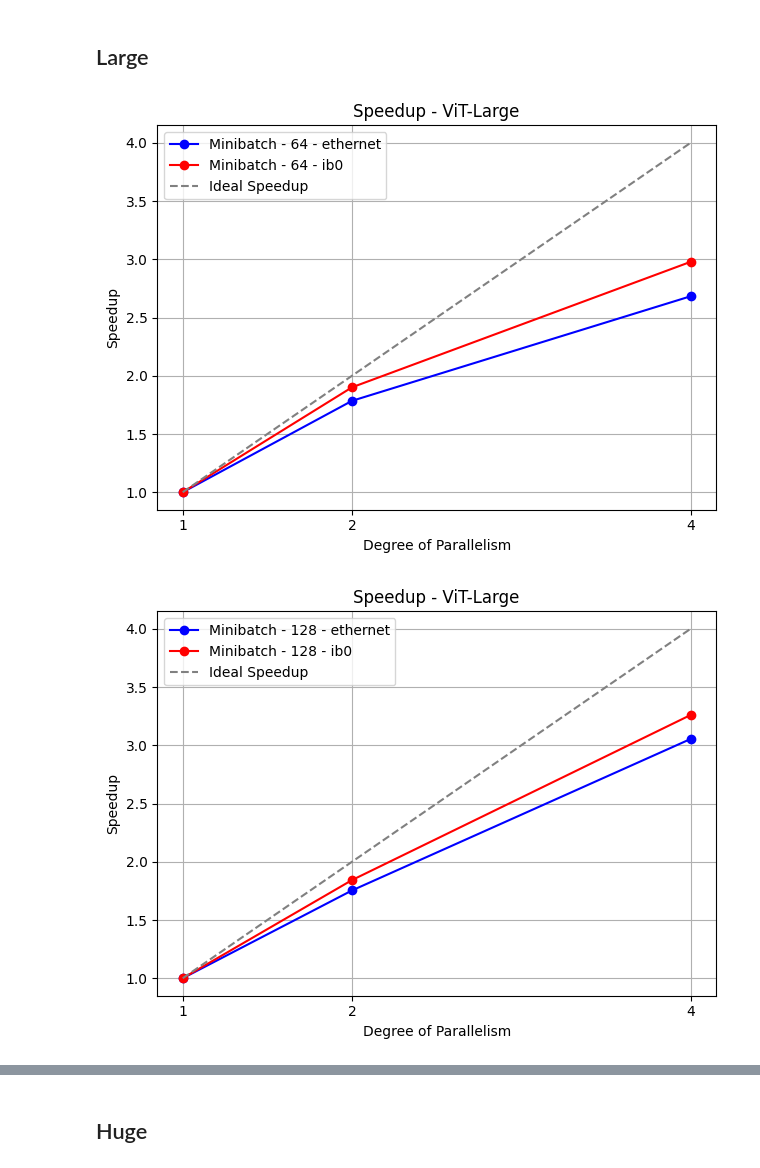
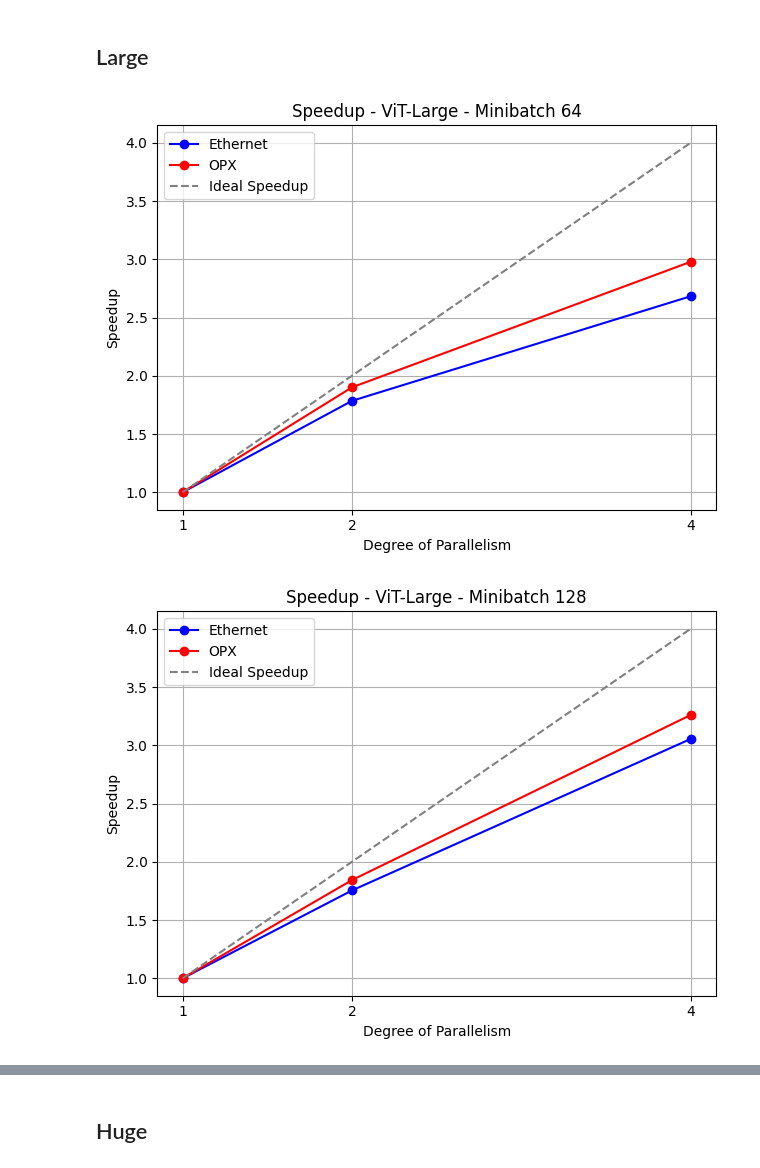
Before and after one commit to JacopoRaffi/Master_Thesis, a Jupyter notebook: analysis/ddp.ipynb, the cells around one changed output, grey strips where cells are left out. Cells and saved outputs as stored; diff of their text form; code cells hidden in the pictures.

```diff
--- a/analysis/ddp.ipynb
+++ b/analysis/ddp.ipynb
@@ -135,15 +135,15 @@ ddp_1_l_256_ib0 = ddp_1_l_256_ib0[ddp_1_l_256_ib0['phase'] == 'train']
 ddp_2_l_256_ib0 = ddp_2_l_256_ib0[ddp_2_l_256_ib0['phase'] == 'train']
 ddp_4_l_256_eth1 = ddp_4_l_256_eth1[ddp_4_l_256_eth1['phase'] == 'train']
 # %%
-plot_speedup([ddp_1_l_64_eth1, ddp_2_l_64_eth1, ddp_4_l_64_eth1], "Speedup - ViT-Large", "Minibatch - 64 - ethernet", color='blue', plot_ideal=False)
-plot_speedup([ddp_1_l_64_ib0, ddp_2_l_64_ib0, ddp_4_l_64_ib0], "Speedup - ViT-Large", "Minibatch - 64 - ib0", color='red', plot_ideal=True)
+plot_speedup([ddp_1_l_64_eth1, ddp_2_l_64_eth1, ddp_4_l_64_eth1], "Speedup - ViT-Large - Minibatch 64", "Ethernet", color='blue', plot_ideal=False)
+plot_speedup([ddp_1_l_64_ib0, ddp_2_l_64_ib0, ddp_4_l_64_ib0], "Speedup - ViT-Large - Minibatch 64", "OPX", color='red', plot_ideal=True)
 plt.tight_layout()
 # %% [output]
-[figure, old version]
+[figure, new version]
 # %%
-plot_speedup([ddp_1_l_128_eth1, ddp_2_l_128_eth1, ddp_4_l_128_eth1], "Speedup - ViT-Large", "Minibatch - 128 - ethernet", color='blue', plot_ideal=False)
-plot_speedup([ddp_1_l_128_ib0, ddp_2_l_128_ib0, ddp_4_l_128_ib0], "Speedup - ViT-Large", "Minibatch - 128 - ib0", color='red', plot_ideal=True)
+plot_speedup([ddp_1_l_128_eth1, ddp_2_l_128_eth1, ddp_4_l_128_eth1], "Speedup - ViT-Large - Minibatch 128", "Ethernet", color='blue', plot_ideal=False)
+plot_speedup([ddp_1_l_128_ib0, ddp_2_l_128_ib0, ddp_4_l_128_ib0], "Speedup - ViT-Large - Minibatch 128", "OPX", color='red', plot_ideal=True)
 plt.tight_layout()
 # %% [output]
-[figure, old version]
+[figure, new version]
 # %%
```
Also changed, not shown: parts of 7 cells of this notebook.
